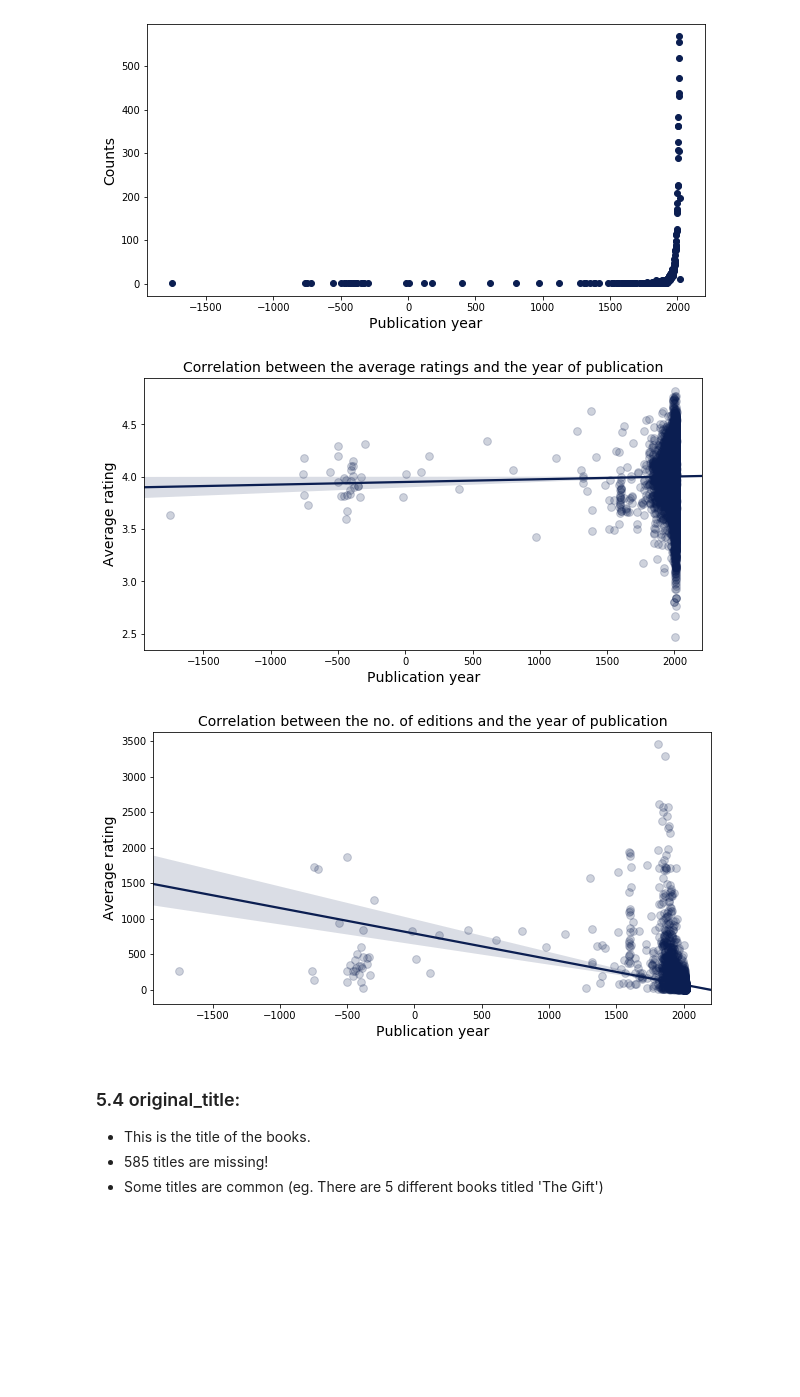
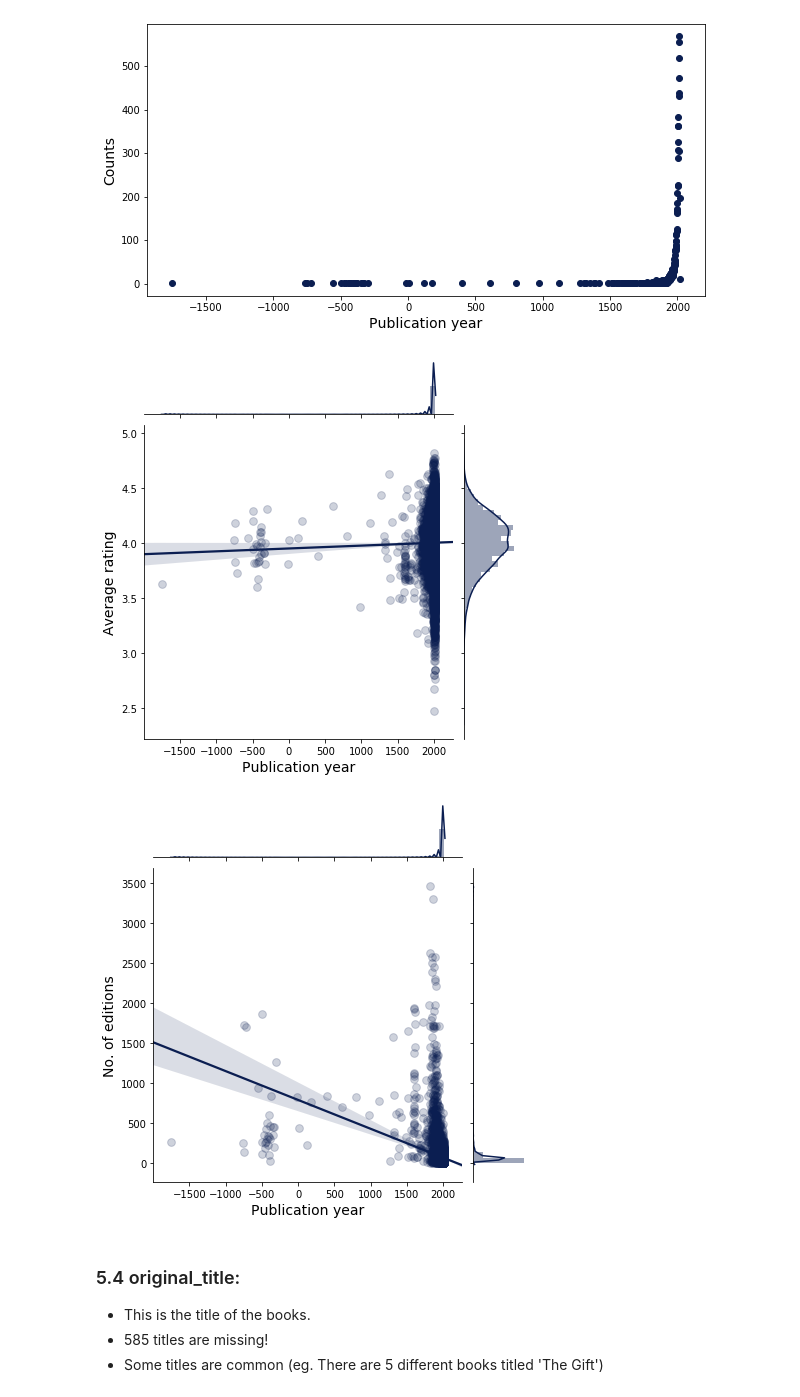
Before and after one commit to debisree/Springboard-Data-Science-Career-Track, a Jupyter notebook: Capstone_two_Goodreads_Book_Recommending_sys/Goodreads_book_reco.ipynb, the cells around one changed output. Drawn from its saved outputs; the diff is of its cells as text; code cells hidden in the pictures; blank space fills up the shorter version.

```diff
--- a/Capstone_two_Goodreads_Book_Recommending_sys/Goodreads_book_reco.ipynb
+++ b/Capstone_two_Goodreads_Book_Recommending_sys/Goodreads_book_reco.ipynb
@@ -451,6 +552,6 @@ memory usage: 1.8+ MB
 # %%
 #Dropping the useless columns:
 
-book=book.drop(['best_book_id', 'image_url', 'small_image_url'], axis=1)
+book=book.drop(['best_book_id','work_id','isbn13', 'image_url', 'small_image_url'], axis=1)
 book.head()
 # %% [output]
@@ -594,27 +712,27 @@ plt.show()
 # %%
 # Correlation between the publication year and no. of editions and the average rating:
 
 
 
 
-plt.figure(figsize=figsize)
-_=sns.regplot(x="original_publication_year", y="average_rating", data=book, fit_reg = True, scatter_kws={'alpha':0.2,'s':60})
+#plt.figure(figsize=figsize)
+_=sns.jointplot(x="original_publication_year", y="average_rating", data=book, kind='reg', scatter_kws={'alpha':0.2,'s':60})
 #_.annotate(stats.pearsonr(x,y),fontsize=fontsize)
 plt.xlabel('Publication year',fontsize=fontsize)
 plt.ylabel('Average rating',fontsize=fontsize);
-plt.title('Correlation between the average ratings and the year of publication',fontsize=fontsize)
+#plt.title('Correlation between the average ratings and the year of publication',fontsize=fontsize)
 plt.savefig("16.png")
 plt.show()
 
 #
-plt.figure(figsize=figsize)
-_=sns.regplot(x="original_publication_year", y="books_count", data=book, fit_reg = True, scatter_kws={'alpha':0.2,'s':60})
+#plt.figure(figsize=figsize)
+_=sns.jointplot(x="original_publication_year", y="books_count", data=book, kind='reg', scatter_kws={'alpha':0.2,'s':60})
 #_=plt.annotate(stats.pearsonr(x,y),fontsize=fontsize)
 plt.xlabel('Publication year',fontsize=fontsize)
-plt.ylabel('Average rating',fontsize=fontsize);
-plt.title('Correlation between the no. of editions and the year of publication',fontsize=fontsize)
+plt.ylabel('No. of editions',fontsize=fontsize);
+#plt.title('Correlation between the no. of editions and the year of publication',fontsize=fontsize)
 plt.savefig("16a.png")
 plt.show()
 # %% [output]
-[figure, old version]
+[figure, new version]
-[figure, old version]
+[figure, new version]
```
Also changed, not shown: parts of 29 cells of this notebook.
